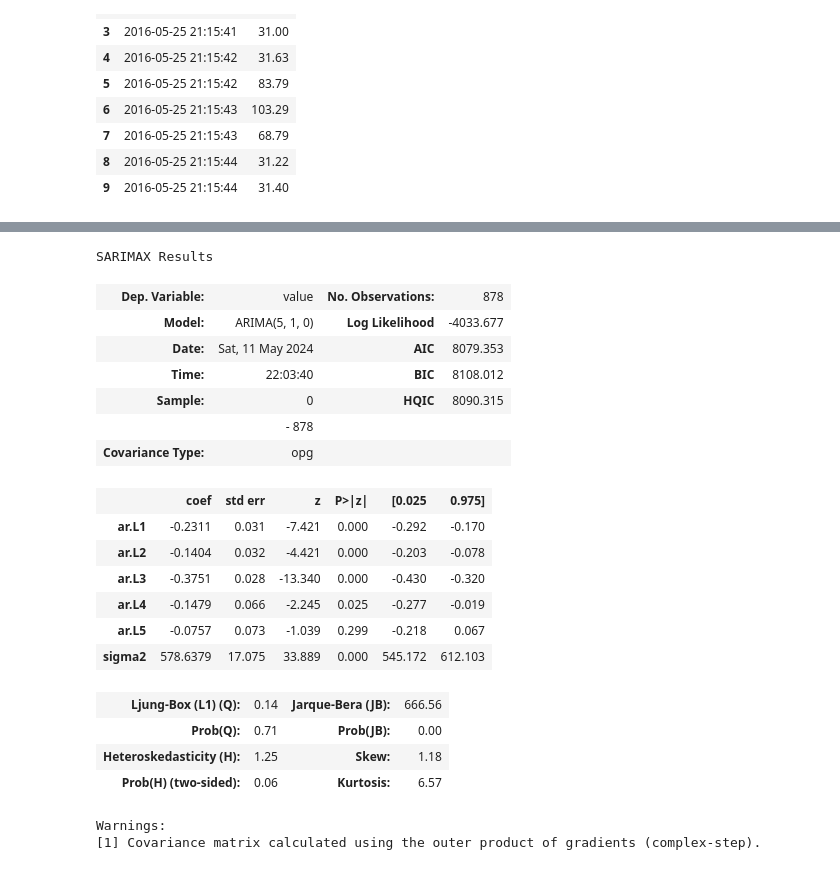
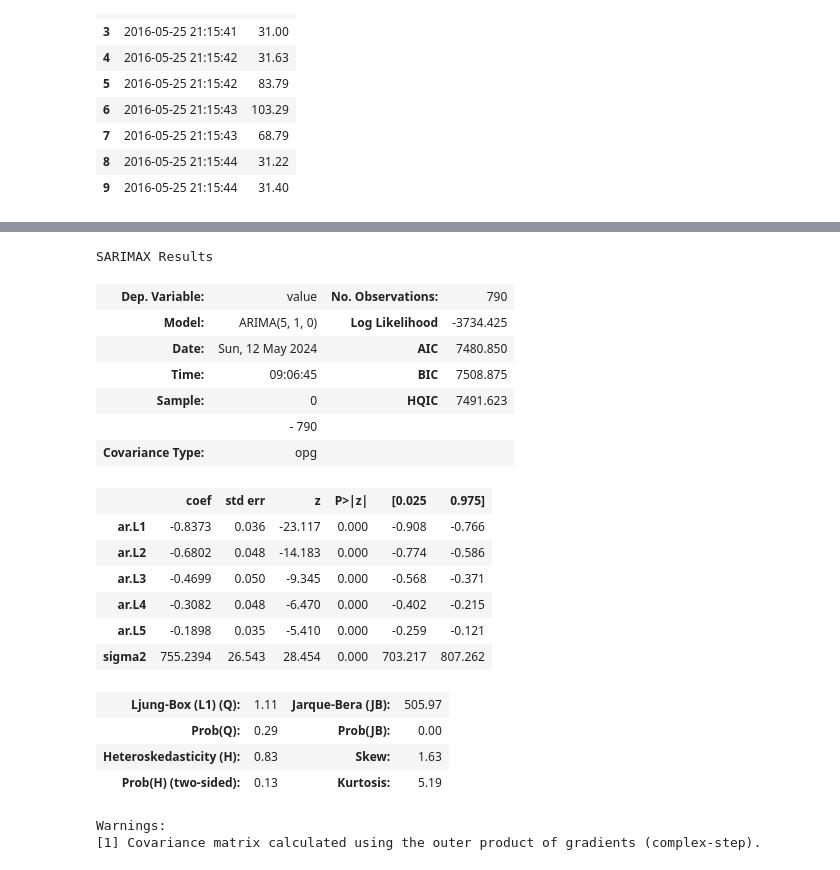
Before and after one commit to hsd2514/isa-sponsored-project, a Jupyter notebook: notebooks/main_1.ipynb, the cells around one changed output, grey strips where cells are left out. Saved outputs shown, nothing was run; the diff lists cells and outputs as text; code cells hidden in the pictures.

```diff
--- a/notebooks/main_1.ipynb
+++ b/notebooks/main_1.ipynb
@@ -319,34 +286,33 @@ Name: value, Length: 878, dtype: float64
 # %%
 from statsmodels.tsa.arima.model import ARIMA
-
+from sklearn.model_selection import train_test_split
 # train test split
-train = model_df[:len
+X_train, X_test = train_test_split(model_df, test_size=0.1, shuffle=True, random_state=42 )
 
 # Fit the ARIMA model
-model = ARIMA(model_df, order=(5, 1, 0))
+model = ARIMA(X_train, order=(5, 1, 0))
 model_fit = model.fit()
-
 # Get the summary of the model
 model_fit.summary()
 # %% [output]
 SARIMAX Results
-| Dep. Variable: | value | No. Observations: | 878 |
-| Model: | ARIMA(5, 1, 0) | Log Likelihood | -4033.677 |
-| Date: | Sat, 11 May 2024 | AIC | 8079.353 |
-| Time: | 22:03:40 | BIC | 8108.012 |
-| Sample: | 0 | HQIC | 8090.315 |
-|  | - 878 |  |  |
+| Dep. Variable: | value | No. Observations: | 790 |
+| Model: | ARIMA(5, 1, 0) | Log Likelihood | -3734.425 |
+| Date: | Sun, 12 May 2024 | AIC | 7480.850 |
+| Time: | 09:06:45 | BIC | 7508.875 |
+| Sample: | 0 | HQIC | 7491.623 |
+|  | - 790 |  |  |
 | Covariance Type: | opg |  |  |
 |  | coef | std err | z | P>|z| | [0.025 | 0.975] |
-| ar.L1 | -0.2311 | 0.031 | -7.421 | 0.000 | -0.292 | -0.170 |
-| ar.L2 | -0.1404 | 0.032 | -4.421 | 0.000 | -0.203 | -0.078 |
-| ar.L3 | -0.3751 | 0.028 | -13.340 | 0.000 | -0.430 | -0.320 |
-| ar.L4 | -0.1479 | 0.066 | -2.245 | 0.025 | -0.277 | -0.019 |
-| ar.L5 | -0.0757 | 0.073 | -1.039 | 0.299 | -0.218 | 0.067 |
-| sigma2 | 578.6379 | 17.075 | 33.889 | 0.000 | 545.172 | 612.103 |
+| ar.L1 | -0.8373 | 0.036 | -23.117 | 0.000 | -0.908 | -0.766 |
+| ar.L2 | -0.6802 | 0.048 | -14.183 | 0.000 | -0.774 | -0.586 |
+| ar.L3 | -0.4699 | 0.050 | -9.345 | 0.000 | -0.568 | -0.371 |
+| ar.L4 | -0.3082 | 0.048 | -6.470 | 0.000 | -0.402 | -0.215 |
+| ar.L5 | -0.1898 | 0.035 | -5.410 | 0.000 | -0.259 | -0.121 |
+| sigma2 | 755.2394 | 26.543 | 28.454 | 0.000 | 703.217 | 807.262 |
-| Ljung-Box (L1) (Q): | 0.14 | Jarque-Bera (JB): | 666.56 |
-| Prob(Q): | 0.71 | Prob(JB): | 0.00 |
-| Heteroskedasticity (H): | 1.25 | Skew: | 1.18 |
-| Prob(H) (two-sided): | 0.06 | Kurtosis: | 6.57 |
+| Ljung-Box (L1) (Q): | 1.11 | Jarque-Bera (JB): | 505.97 |
+| Prob(Q): | 0.29 | Prob(JB): | 0.00 |
+| Heteroskedasticity (H): | 0.83 | Skew: | 1.63 |
+| Prob(H) (two-sided): | 0.13 | Kurtosis: | 5.19 |
 Warnings:
 [1] Covariance matrix calculated using the outer product of gradients (complex-step).
```
Also changed, not shown: parts of 14 cells of this notebook.
